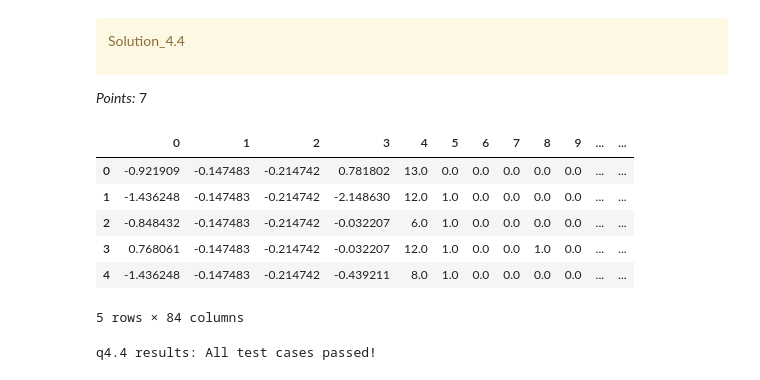
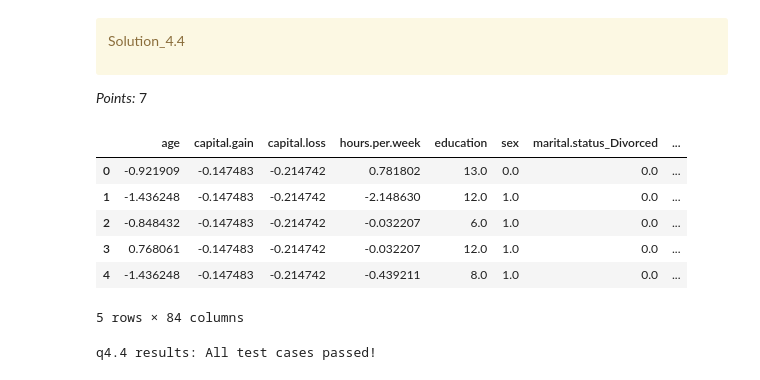
Before and after one commit to jjessieshang/hw3, a Jupyter notebook: hw3.ipynb, the cells around one changed output. Cells and saved outputs as stored; diff of their text form; code cells hidden in the pictures.

```diff
--- a/hw3.ipynb
+++ b/hw3.ipynb
@@ -615,33 +596,33 @@ preprocessor = make_column_transformer(
 # %%
 transformed_df = preprocessor.fit_transform(X_train)
 transformed_df = pd.DataFrame(transformed_df)
 
 n_new_cols = transformed_df.shape[1] - X_train.shape[1]
 
-# categorical_transformer = preprocessor.transformers_[3][1]  # Adjust according to your pipeline
+categorical_transformer = preprocessor.transformers_[3][1]  # Adjust according to your pipeline
 
-# # Get feature names from OneHotEncoder
-# categorical_column_names = categorical_transformer.get_feature_names_out(categorical_features).tolist()
+# Get feature names from OneHotEncoder
+categorical_column_names = categorical_transformer.get_feature_names_out(categorical_features).tolist()
 
-# # Combine all column names
-# column_names = (
-#     numeric_features
-#     + ordinal_features
-#     + binary_features
-#     + categorical_column_names
-# )
+# Combine all column names
+column_names = (
+    numeric_features
+    + ordinal_features
+    + binary_features
+    + categorical_column_names
+)
 
-# transformed_df.columns = column_names
+transformed_df.columns = column_names
 
 # # Show the first few rows of the transformed DataFrame with correct column names
 transformed_df.head()
 # %% [output]
-|  | 0 | 1 | 2 | 3 | 4 | 5 | 6 | 7 | 8 | 9 | ... | ... |
-| 0 | -0.921909 | -0.147483 | -0.214742 | 0.781802 | 13.0 | 0.0 | 0.0 | 0.0 | 0.0 | 0.0 | ... | ... |
-| 1 | -1.436248 | -0.147483 | -0.214742 | -2.148630 | 12.0 | 1.0 | 0.0 | 0.0 | 0.0 | 0.0 | ... | ... |
-| 2 | -0.848432 | -0.147483 | -0.214742 | -0.032207 | 6.0 | 1.0 | 0.0 | 0.0 | 0.0 | 0.0 | ... | ... |
-| 3 | 0.768061 | -0.147483 | -0.214742 | -0.032207 | 12.0 | 1.0 | 0.0 | 0.0 | 1.0 | 0.0 | ... | ... |
-| 4 | -1.436248 | -0.147483 | -0.214742 | -0.439211 | 8.0 | 1.0 | 0.0 | 0.0 | 0.0 | 0.0 | ... | ... |
+|  | age | capital.gain | capital.loss | hours.per.week | education | sex | marital.status_Divorced | ... |
+| 0 | -0.921909 | -0.147483 | -0.214742 | 0.781802 | 13.0 | 0.0 | 0.0 | ... |
+| 1 | -1.436248 | -0.147483 | -0.214742 | -2.148630 | 12.0 | 1.0 | 0.0 | ... |
+| 2 | -0.848432 | -0.147483 | -0.214742 | -0.032207 | 6.0 | 1.0 | 0.0 | ... |
+| 3 | 0.768061 | -0.147483 | -0.214742 | -0.032207 | 12.0 | 1.0 | 0.0 | ... |
+| 4 | -1.436248 | -0.147483 | -0.214742 | -0.439211 | 8.0 | 1.0 | 0.0 | ... |
 5 rows × 84 columns
 # %%
 grader.check("q4.4")
```
Also changed, not shown: parts of 15 cells of this notebook.
